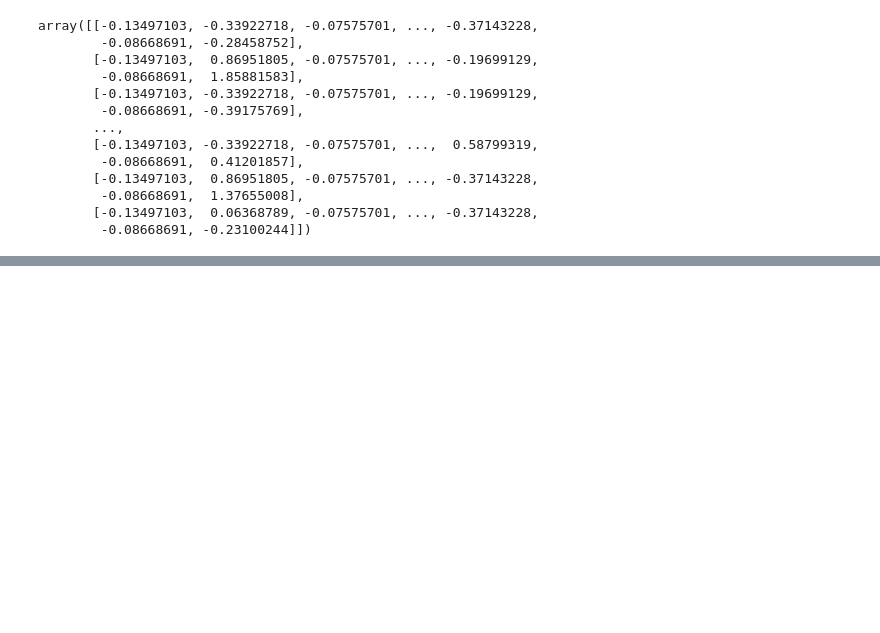
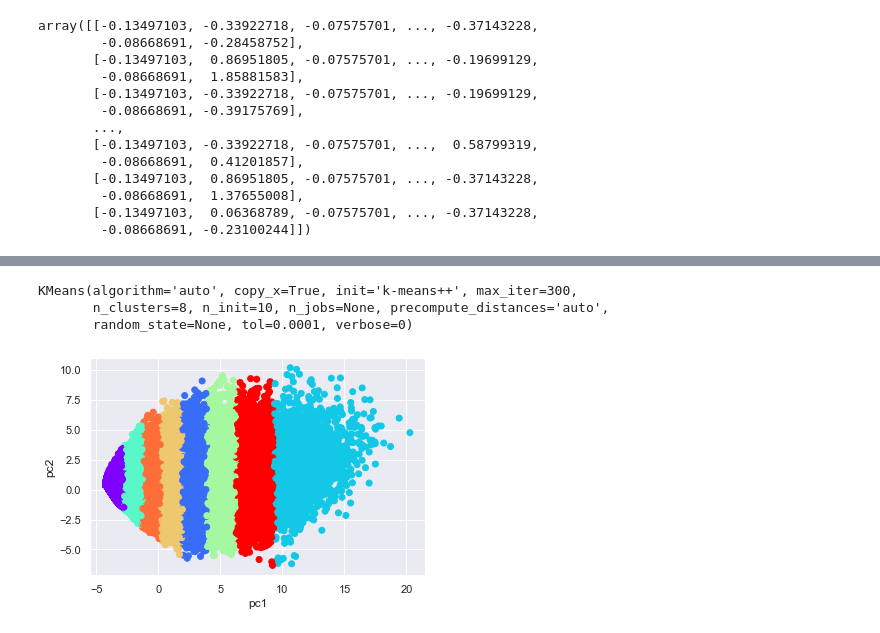
Before and after one commit to jinzhih/cluster, a Jupyter notebook: cluster.ipynb, the cells around one changed output, grey strips where cells are left out. Cells and saved outputs as stored; diff of their text form; code cells hidden in the pictures; blank space fills up the shorter version.

```diff
--- a/cluster.ipynb
+++ b/cluster.ipynb
@@ -106,0 +186,6 @@ plt.show()
+# %%
+## to do PCA
+from sklearn.decomposition import PCA
+pca = PCA(n_components=2)
+new_data_log=pca.fit_transform(data_log)
+new_data_log.shape
@@ -106,0 +194,4 @@ plt.show()
+# %%
+## to do get PC1 and PC2 into principal_breast_Df
+principal_new_data_log = pd.DataFrame(new_data_log)
+principal_new_data_log.columns = ['pc1','pc2']
@@ -106,0 +211,18 @@ plt.show()
+# %%
+kmeans = KMeans(n_clusters=8)
+
+kmeans.fit(principal_new_data_log)
+# %% [output]
+KMeans(algorithm='auto', copy_x=True, init='k-means++', max_iter=300,
+       n_clusters=8, n_init=10, n_jobs=None, precompute_distances='auto',
+       random_state=None, tol=0.0001, verbose=0)
+# %%
+labels = kmeans.predict(principal_new_data_log)
+centroids = kmeans.cluster_centers_
+# %%
+plt.scatter(principal_new_data_log['pc1'], principal_new_data_log['pc2'], c=labels, cmap='rainbow')
+plt.xlabel('pc1')
+plt.ylabel('pc2')
+plt.show()
+# %% [output]
+[figure, added]
```
Also changed, not shown: parts of 14 cells of this notebook.
